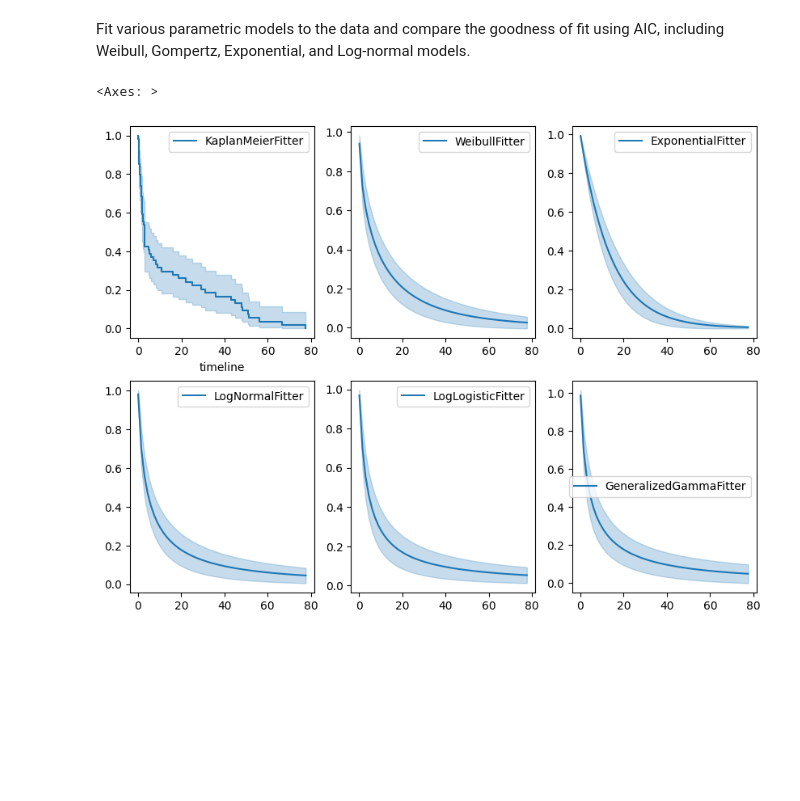
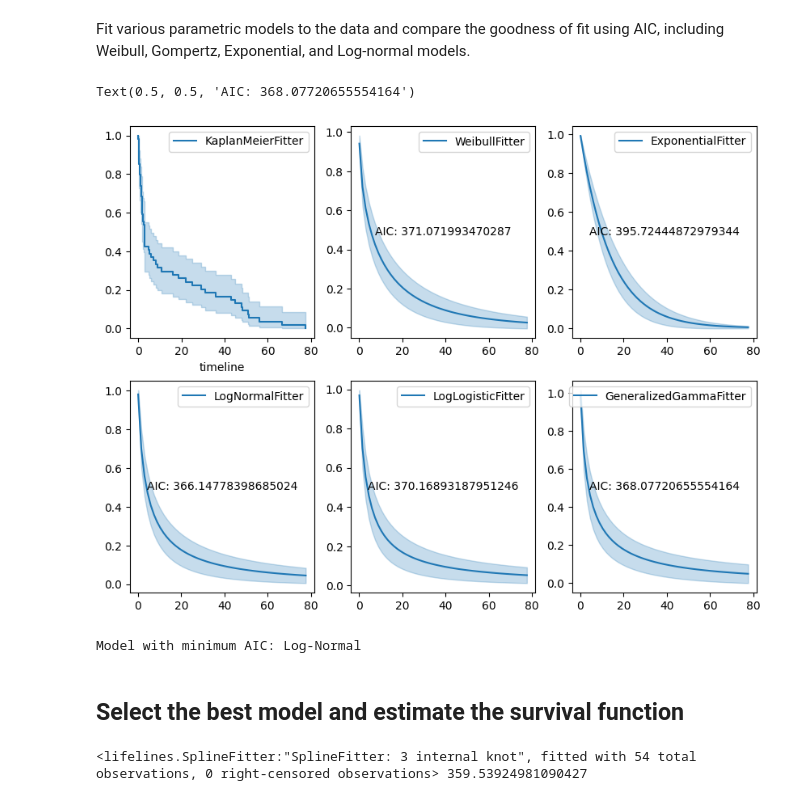
Before and after one commit to davidzhao1015/survival-analysis-case-example, a Jupyter notebook: survival-analysis-ASMD-example.ipynb, the cells around one changed output. Cells and saved outputs as stored; diff of their text form; code cells hidden in the pictures; blank space fills up the shorter version.

Commit message:
fitted lognormal aft model with covariate

```diff
--- a/survival-analysis-ASMD-example.ipynb
+++ b/survival-analysis-ASMD-example.ipynb
@@ -101,29 +99,44 @@ from lifelines import (WeibullFitter, ExponentialFitter, LogNormalFitter, LogLog
 # %%
 fig, axes = plt.subplots(2, 3, figsize=(10, 7.5))
 
 # Kaplan-Meier Fitter
 kmf_surv = KaplanMeierFitter().fit(T, E, label='KaplanMeierFitter')
 kmf_surv.plot_survival_function(ax=axes[0][0])
 
 # Weibull Fitter
 wbf_surv = WeibullFitter().fit(T, E, label='WeibullFitter')
 wbf_surv.plot_survival_function(ax=axes[0][1])
+# Print AIC in plot
+axes[0][1].text(0.5, 0.5, f"AIC: {wbf_surv.AIC_}", horizontalalignment='center', verticalalignment='center', transform=axes[0][1].transAxes)
 
 # Exponential Fitter
 exf_surv = ExponentialFitter().fit(T, E, label='ExponentialFitter')
 exf_surv.plot_survival_function(ax=axes[0][2])
+axes[0][2].text(0.5, 0.5, f"AIC: {exf_surv.AIC_}", horizontalalignment='center', verticalalignment='center', transform=axes[0][2].transAxes)
 
 # Log-Normal Fitter
 lnf_surv = LogNormalFitter().fit(T, E, label='LogNormalFitter')
 lnf_surv.plot_survival_function(ax=axes[1][0])
+axes[1][0].text(0.5, 0.5, f"AIC: {lnf_surv.AIC_}", horizontalalignment='center', verticalalignment='center', transform=axes[1][0].transAxes)
 
 # Log Logistic Fitter
 llf_surv = LogLogisticFitter().fit(T, E, label='LogLogisticFitter')
 llf_surv.plot_survival_function(ax=axes[1][1])
+axes[1][1].text(0.5, 0.5, f"AIC: {llf_surv.AIC_}", horizontalalignment='center', verticalalignment='center', transform=axes[1][1].transAxes)
 
 # Generalized Gamma Fitter
 ggf_surv = GeneralizedGammaFitter().fit(T, E, label='GeneralizedGammaFitter')
 ggf_surv.plot_survival_function(ax=axes[1][2])
+axes[1][2].text(0.5, 0.5, f"AIC: {ggf_surv.AIC_}", horizontalalignment='center', verticalalignment='center', transform=axes[1][2].transAxes)
 # %% [output]
-<Axes: >
+Text(0.5, 0.5, 'AIC: 368.07720655554164')
-[figure, old version]
+[figure, new version]
+# %%
+# Manually compare AIC values
+models = {'Weibull': wbf_surv.AIC_, 'Exponential': exf_surv.AIC_, 'Log-Normal': lnf_surv.AIC_, 'Log-Logistic': llf_surv.AIC_, 'Generalized Gamma': ggf_surv.AIC_}
+min_model = min(models, key=models.get)
+print(f"Model with minimum AIC: {min_model}")
+# %% [output]
+Model with minimum AIC: Log-Normal
+# %% [markdown]
+## Select the best model and estimate the survival function
@@ -129,0 +147,4 @@ ggf_surv.plot_survival_function(ax=axes[1][2])
+# %%
+print(best_model, best_aic)
+# %% [output]
+<lifelines.SplineFitter:"SplineFitter: 3 internal knot", fitted with 54 total observations, 0 right-censored observations> 359.53924981090427
```
Also changed, not shown: parts of 9 cells of this notebook.
